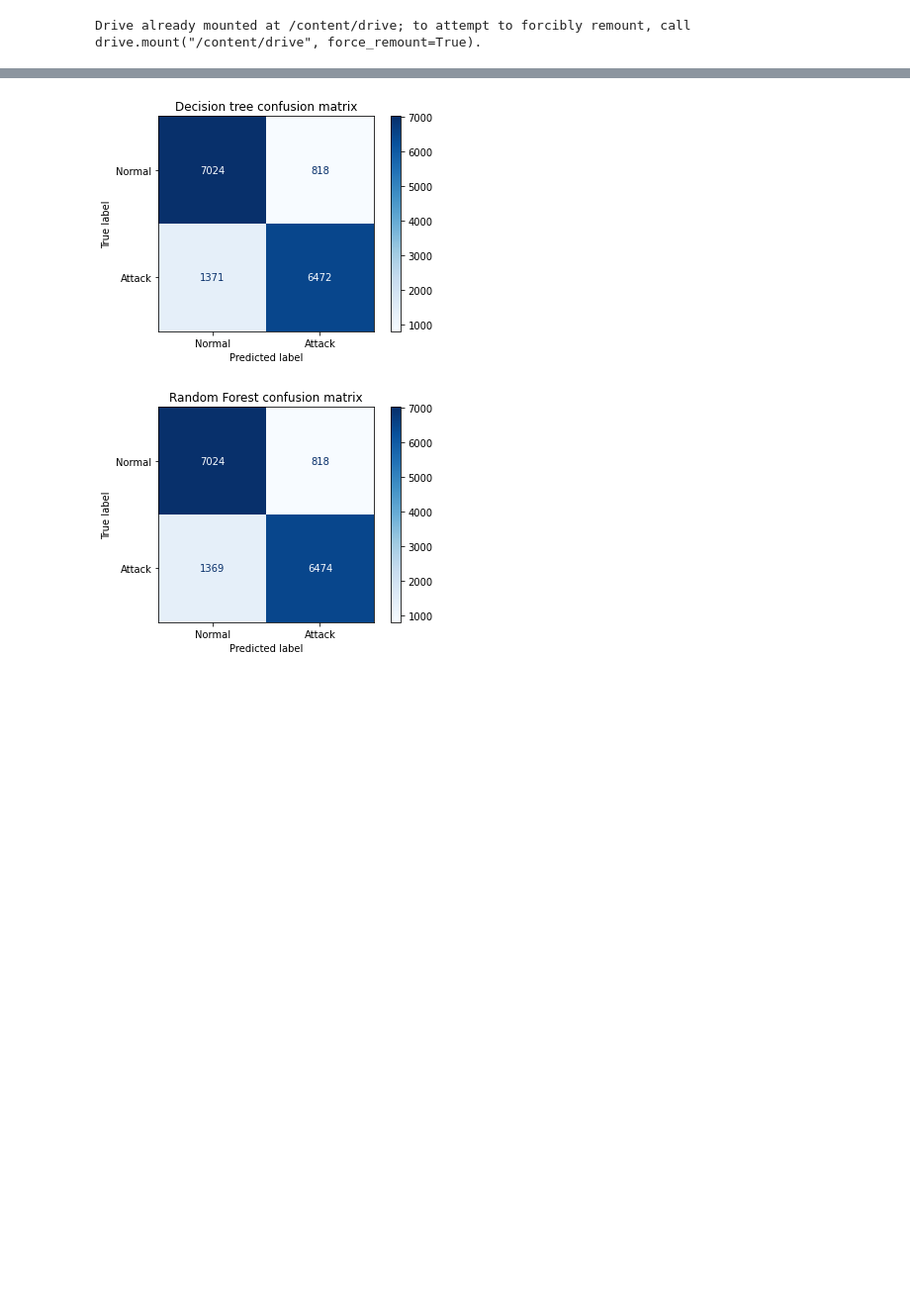
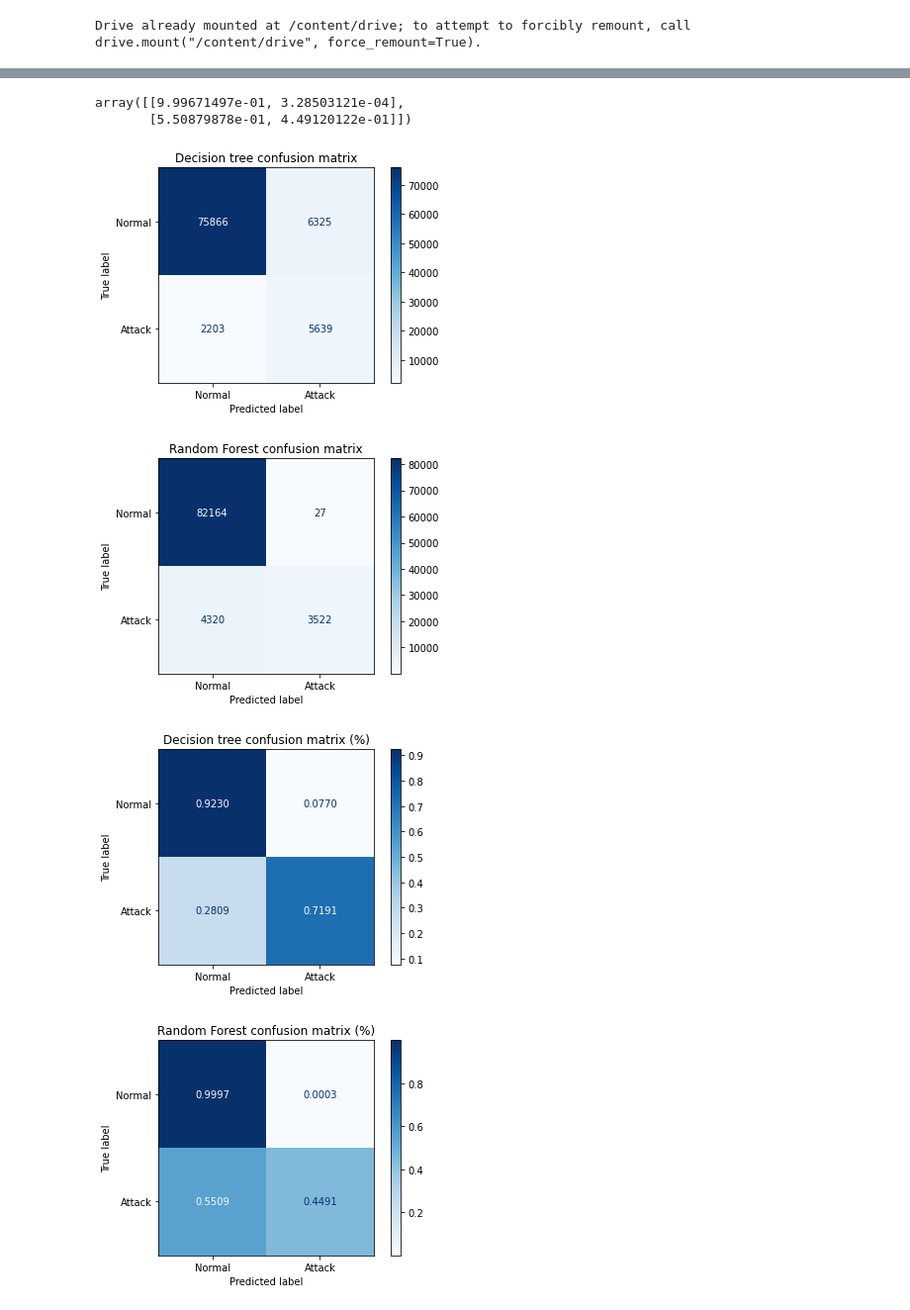
Before and after one commit to ngoctint1lvc/waf, a Jupyter notebook: ml-model/train.ipynb, the cells around one changed output, grey strips where cells are left out. Shown at 99% size. Cells and saved outputs as stored; diff of their text form; code cells hidden in the pictures; blank space fills up the shorter version.

```diff
--- a/ml-model/train.ipynb
+++ b/ml-model/train.ipynb
@@ -41,7 +41,7 @@ for item in normal_log:
 display(len(all_rules), list(all_rules)[:10])
 
 random.seed(2)
-normal_log = random.sample(normal_log, len(attack_log))
+# normal_log = random.sample(normal_log, round(len(attack_log)*5))
 
 print("Len attack_log", len(attack_log))
 print("Len normal_log", len(normal_log))
@@ -88,6 +88,10 @@ def format_data(logs):
 
 
 X = format_data(cleaned_attack_log + cleaned_normal_log)
+# drop some stupid rule
+# 920272, 920273: Validate byte range rules
+X = X.drop(columns=['920272', '920273'])
+
 Y = pd.Series([1]*len(cleaned_attack_log) + [0]*len(cleaned_normal_log))
 
 X_train, X_test, Y_train, Y_test = train_test_split(X, Y, test_size=0.33, random_state=1, stratify=Y)
@@ -126,7 +130,7 @@ dtype: int64
 from sklearn.tree import DecisionTreeClassifier
 from sklearn.model_selection import GridSearchCV
 
-tree_clf = DecisionTreeClassifier(criterion="entropy", max_depth=27)
+tree_clf = DecisionTreeClassifier(criterion="entropy", max_depth=30, class_weight='balanced')
 # tree_clf = GridSearchCV(tree_clf, {
 #     'max_depth': range(25, 35)
 # }, cv=5)
@@ -171,7 +176,7 @@ display(train_score, test_score)
 # %%
 from sklearn.ensemble import RandomForestClassifier
 
-forest_clf = RandomForestClassifier(criterion="entropy", max_depth=30, n_estimators=93)
+forest_clf = RandomForestClassifier(criterion="entropy", max_depth=20, n_estimators=93)
 # forest_clf = GridSearchCV(forest_clf, {
 #     'max_depth': range(25, 35),
 #     'n_estimators': range(85, 95)
@@ -207,4 +212,12 @@ display(plot.confusion_matrix)
 plot = plot_confusion_matrix(forest_clf, X_test, Y_test, display_labels=class_names, values_format='d', normalize=None, cmap=plt.cm.Blues)
 plot.ax_.set_title('Random Forest confusion matrix')
 display(plot.confusion_matrix)
+
+plot = plot_confusion_matrix(tree_clf, X_test, Y_test, display_labels=class_names, values_format='.4f', normalize='true', cmap=plt.cm.Blues)
+plot.ax_.set_title('Decision tree confusion matrix (%)')
+display(plot.confusion_matrix)
+
+plot = plot_confusion_matrix(forest_clf, X_test, Y_test, display_labels=class_names, values_format='.4f', normalize='true', cmap=plt.cm.Blues)
+plot.ax_.set_title('Random Forest confusion matrix (%)')
+display(plot.confusion_matrix)
 # %% [output]
@@ -215,5 +230,9 @@ array([[7024,  818],
+array([[9.99671497e-01, 3.28503121e-04],
+       [5.50879878e-01, 4.49120122e-01]])
-[figure, old version]
+[figure, new version]
-[figure, old version]
+[figure, new version]
+[figure, added]
+[figure, added]
 # %%
 import pickle
 
```
Also changed, not shown: parts of 10 cells of this notebook, 27 other files.
